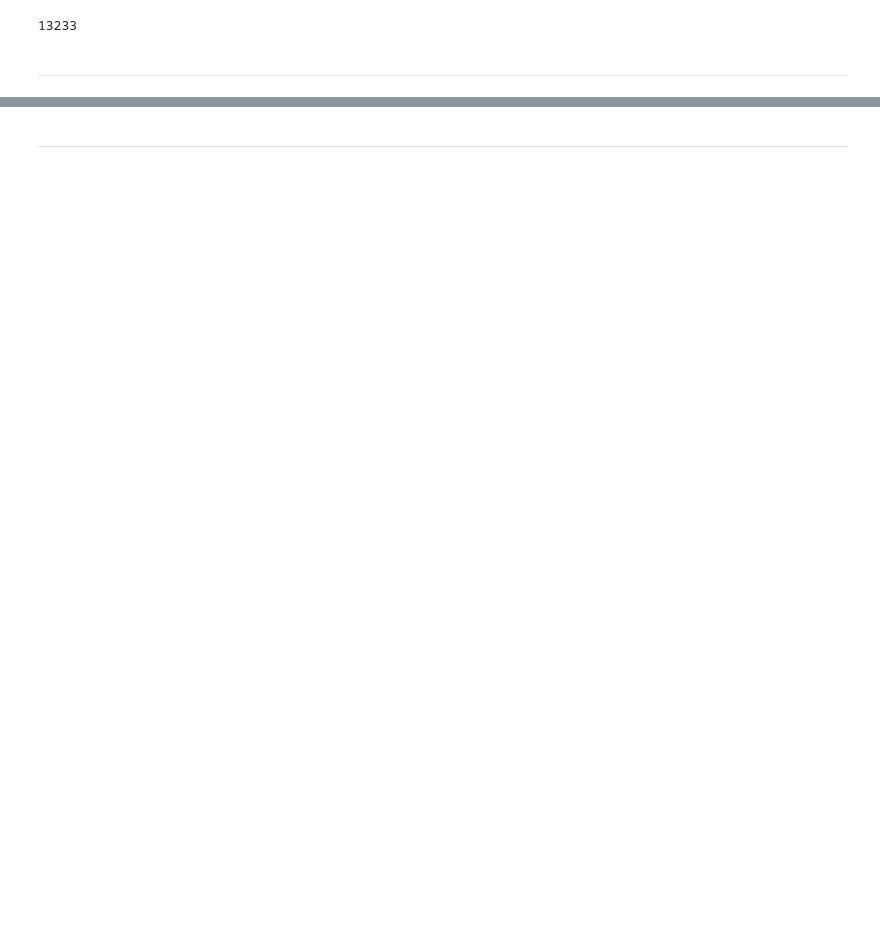
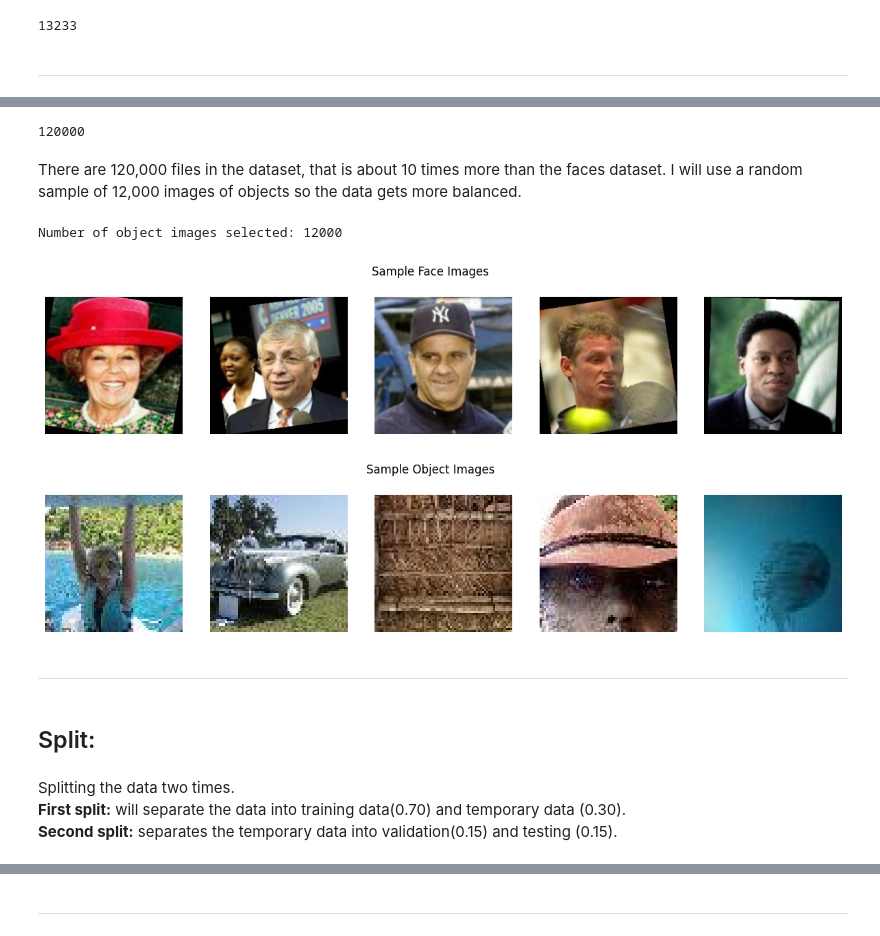
Before and after one commit to aramirezfr/Facial-Recognition-with-Deep-Learning-Neural-Networks, a Jupyter notebook: Facial_Recognition_using_CNN.ipynb, the cells around one changed output, grey strips where cells are left out. Drawn from its saved outputs; the diff is of its cells as text; code cells hidden in the pictures; blank space fills up the shorter version.

```diff
--- a/Facial_Recognition_using_CNN.ipynb
+++ b/Facial_Recognition_using_CNN.ipynb
@@ -106,0 +140,49 @@ len(object_jpg_files)
+# %%
+len(object_jpg_files)
+# %% [output]
+120000
+# %% [markdown]
+There are 120,000 files in the dataset, that is about 10 times more than the faces dataset. I will use a random sample of 12,000 images of objects so the data gets more balanced.
+# %%
+import random
+random.seed(42)
+
+#randomly sample 12,000 images from the path
+tinyobject_jpg_files = random.sample(object_jpg_files, 12000)
+
+#verify the length of the reduced list
+print(f"Number of object images selected: {len(tinyobject_jpg_files)}")
+# %% [output]
+Number of object images selected: 12000
+# %%
+#display images from objects and faces dataset
+#randomly select images from each category
+num_samples = 5
+random.seed(42)
+sample_face_images = random.sample(face_jpg_files, num_samples)
+sample_tinyobject_images = random.sample(tinyobject_jpg_files, num_samples)
+
+#function to display images
+from PIL import Image
+def display_images(image_paths, title):
+    plt.figure(figsize=(15, 3))
+    for i, image_path in enumerate(image_paths):
+        img = Image.open(image_path)
+        plt.subplot(1, num_samples, i + 1)
+        plt.imshow(img)
+        plt.axis('off')
+    plt.suptitle(title)
+    plt.show()
+
+#display face images
+display_images(sample_face_images, "Sample Face Images")
+
+#display object images
+display_images(sample_tinyobject_images, "Sample Object Images")
+# %% [output]
+[figure, added]
+[figure, added]
+# %% [markdown]
+------------------------
+# %% [markdown]
+## Split:
@@ -106,0 +227,4 @@ len(object_jpg_files)
+# %% [markdown]
+Splitting the data two times.\
+**First split:** will separate the data into training data(0.70) and temporary data (0.30).\
+**Second split:** separates the temporary data into validation(0.15) and testing (0.15).
```
Also changed, not shown: parts of 61 cells of this notebook.
